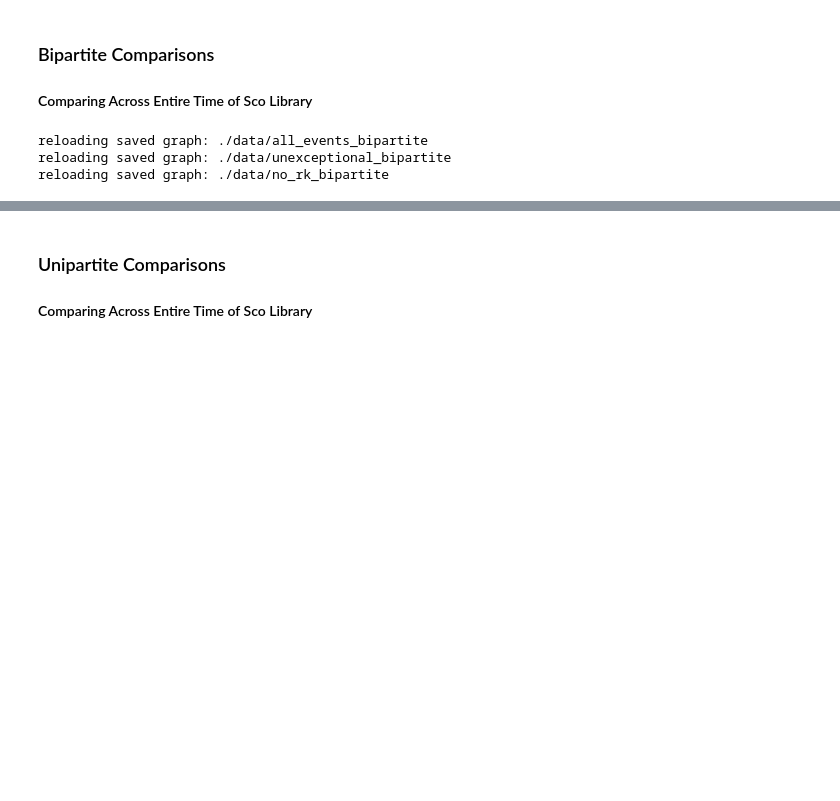
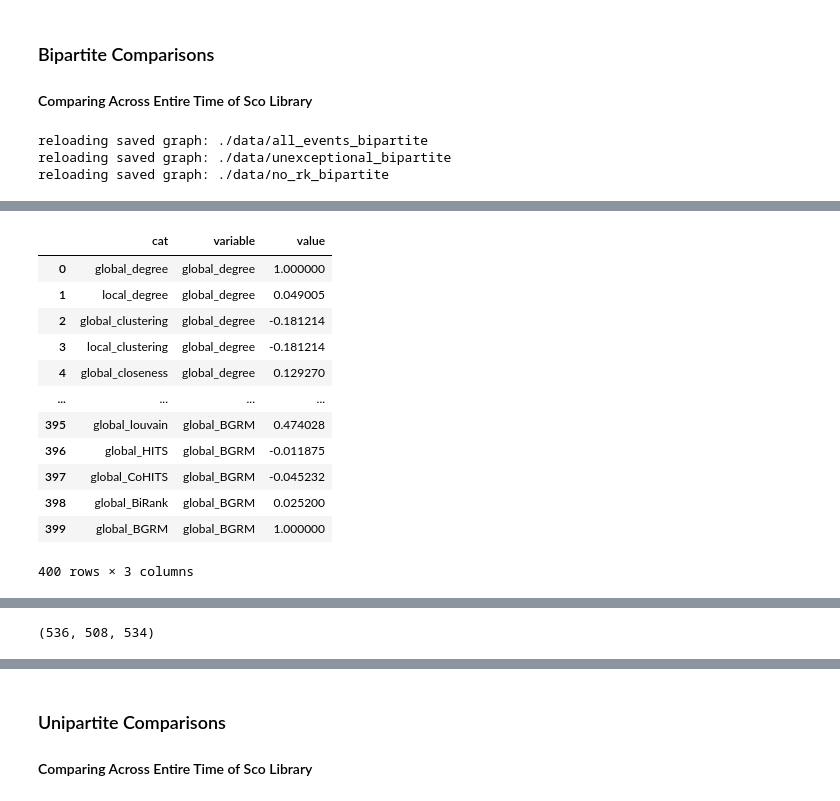
Before and after one commit to ZoeLeBlanc/unknown_borrowers, a Jupyter notebook: network_analysis/Baseline_Network_Analysis.ipynb, the cells around one changed output, grey strips where cells are left out. Drawn from its saved outputs; the diff is of its cells as text; code cells hidden in the pictures; blank space fills up the shorter version.

```diff
--- a/network_analysis/Baseline_Network_Analysis.ipynb
+++ b/network_analysis/Baseline_Network_Analysis.ipynb
@@ -117,6 +117,25 @@ alt.hconcat(*[all_events_corr_members_chart,
             unexceptional_corr_members_chart, no_rk_corr_members_chart])
 # %% [output]
 [interactive output not drawn]
+# %%
+all_events_members_corr
+cor_cols = all_events_members_corr.columns.to_list()
+cor_cols = [c for c in cor_cols if ('cat' != c)]
+pd.melt(all_events_members_corr, id_vars=['cat'], value_vars=cor_cols)
+# %% [output]
+|  | cat | variable | value |
+| 0 | global_degree | global_degree | 1.000000 |
+| 1 | local_degree | global_degree | 0.049005 |
+| 2 | global_clustering | global_degree | -0.181214 |
+| 3 | local_clustering | global_degree | -0.181214 |
+| 4 | global_closeness | global_degree | 0.129270 |
+| ... | ... | ... | ... |
+| 395 | global_louvain | global_BGRM | 0.474028 |
+| 396 | global_HITS | global_BGRM | -0.011875 |
+| 397 | global_CoHITS | global_BGRM | -0.045232 |
+| 398 | global_BiRank | global_BGRM | 0.025200 |
+| 399 | global_BGRM | global_BGRM | 1.000000 |
+400 rows × 3 columns
 # %%
 unexceptional_corr_books_chart = generate_corr_chart(
     unexceptional_books_corr, 'book correlations for unexceptional data')
@@ -129,3 +148,7 @@ alt.hconcat(*[all_events_corr_books_chart,
             unexceptional_corr_books_chart, no_rk_corr_books_chart])
 # %% [output]
 [interactive output not drawn]
+# %%
+len(all_events_members), len(unexceptional_members), len(no_rk_members)
+# %% [output]
+(536, 508, 534)
```
Also changed, not shown: parts of 20 cells of this notebook, 2 other files.
